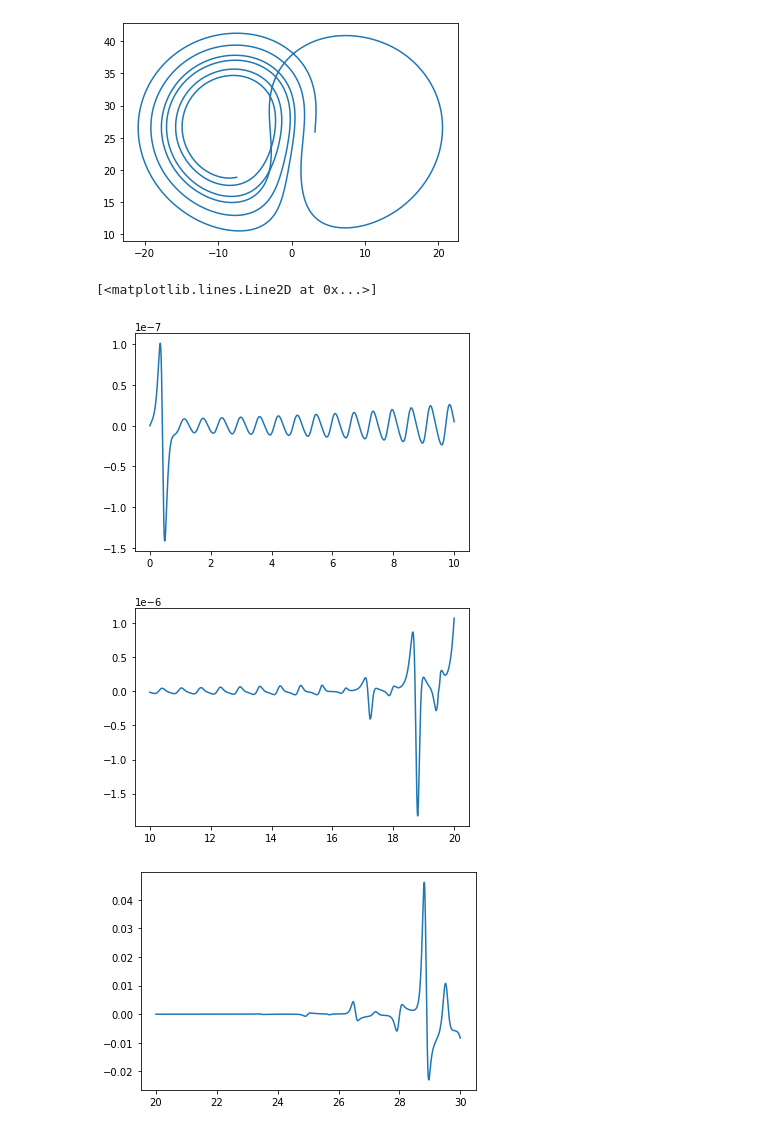
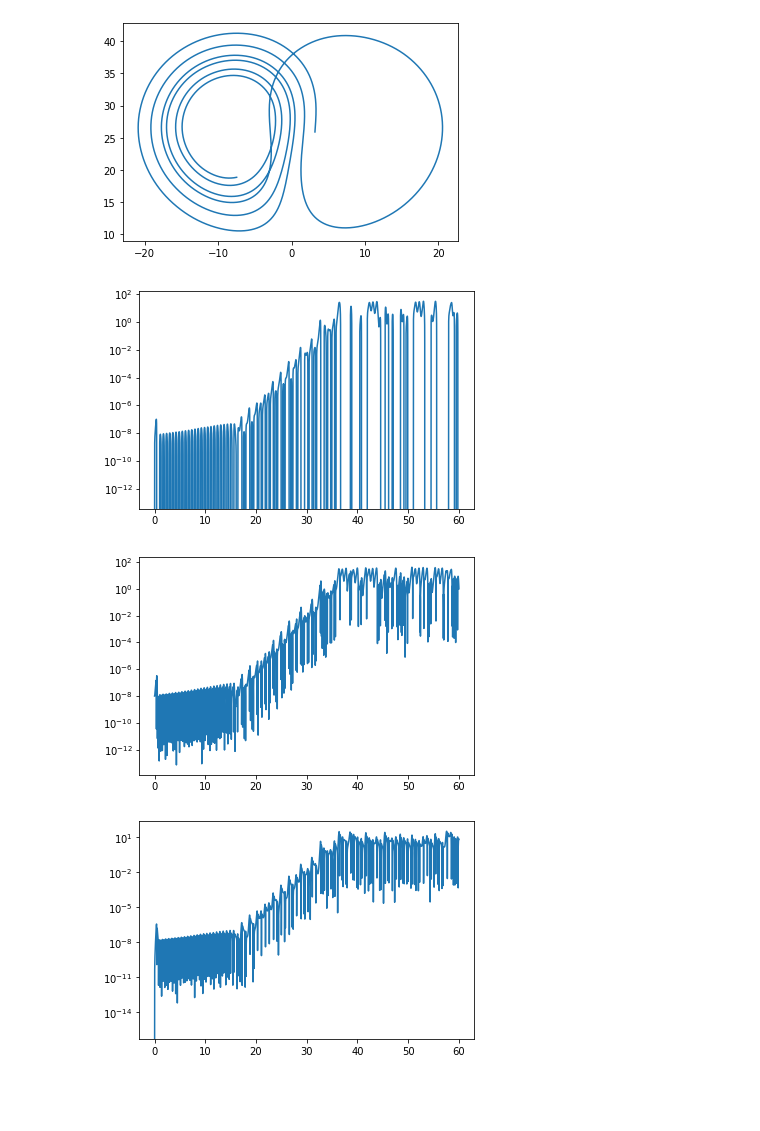
Before and after one commit to utkarsh7236/CTA200_2022, a Jupyter notebook: assignment_3/assignment3.ipynb, the cells around one changed output. Drawn from its saved outputs; the diff is of its cells as text; code cells hidden in the pictures; blank space fills up the shorter version.

```diff
--- a/assignment_3/assignment3.ipynb
+++ b/assignment_3/assignment3.ipynb
@@ -82,36 +77,43 @@ sol2 = solve_ivp(WDot, t_span = [0, t_final], y0 = W02, args = init, dense_outpu
 # %%
+W02 = np.array([0., 1., 0.]) + np.array([0, 1e-8, 0])
+init = [10., 28., 8/3] # [sigma, r b]
+t_final = 60
+sol2 = solve_ivp(WDot, t_span = [0, t_final], y0 = W02, args = init, dense_output = True)
+
 N = int(1e6)
 
-t_arr = np.linspace(0, 10, N)
+t_arr = np.linspace(0, 60, N)
 W2 = sol2.sol(t_arr)
 
 
 # X
 X2, Y2, Z2 = W2
 W = sol.sol(t_arr)
 X = W[0]
 plt.figure()
 plt.plot(t_arr, X2-X)
+plt.yscale("log")
 
 # Y
-t_arr = np.linspace(10, 20, N)
+t_arr = np.linspace(0, 60, N)
 W2 = sol2.sol(t_arr)
 W = sol.sol(t_arr)
 X, Y, Z = W
 X2, Y2, Z2 = W2
 plt.figure()
-plt.plot(t_arr, Y2-Y)
+plt.plot(t_arr, np.abs(Y2-Y))
+plt.yscale("log")
 
 # z
-t_arr = np.linspace(20, 30, N)
+t_arr = np.linspace(0, 60, N)
 W2 = sol2.sol(t_arr)
 X2, Y2, Z2 = W2
 W = sol.sol(t_arr)
 X, Y, Z = W
 plt.figure()
-plt.plot(t_arr, Z2-Z)
+plt.plot(t_arr, np.abs(Z2-Z))
+plt.yscale("log")
 # %% [output]
-[<matplotlib.lines.Line2D at 0x...>]
-[figure, old version]
+[figure, new version]
-[figure, old version]
+[figure, new version]
-[figure, old version]
+[figure, new version]
```
Also changed, not shown: parts of 2 cells of this notebook, 10 other files.
